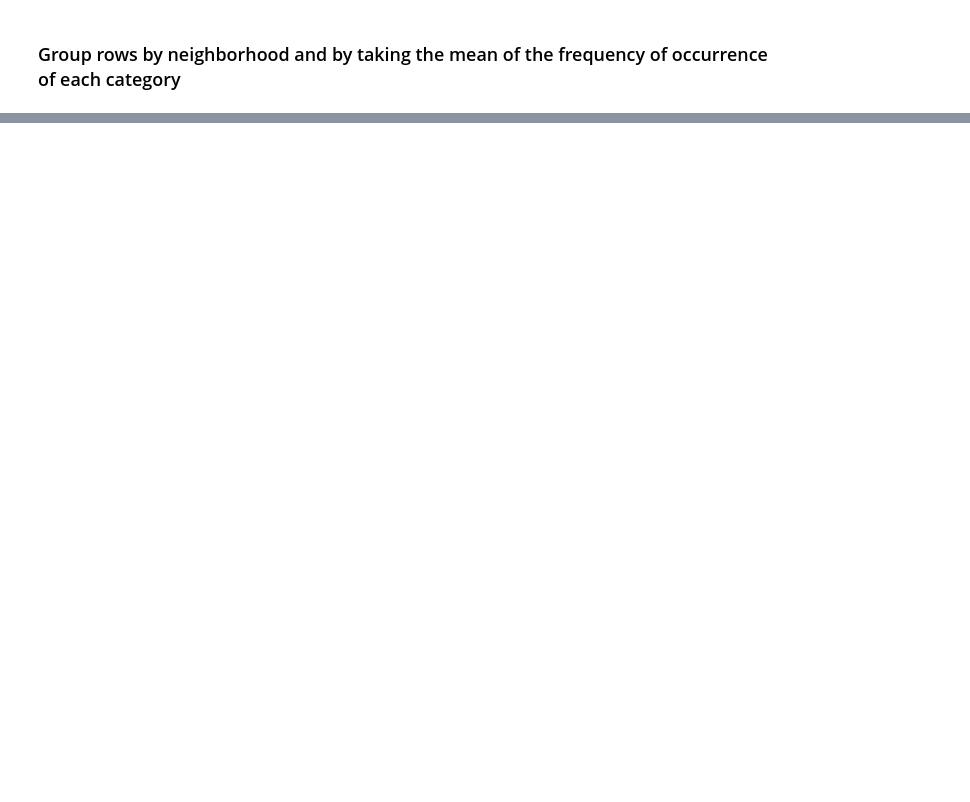
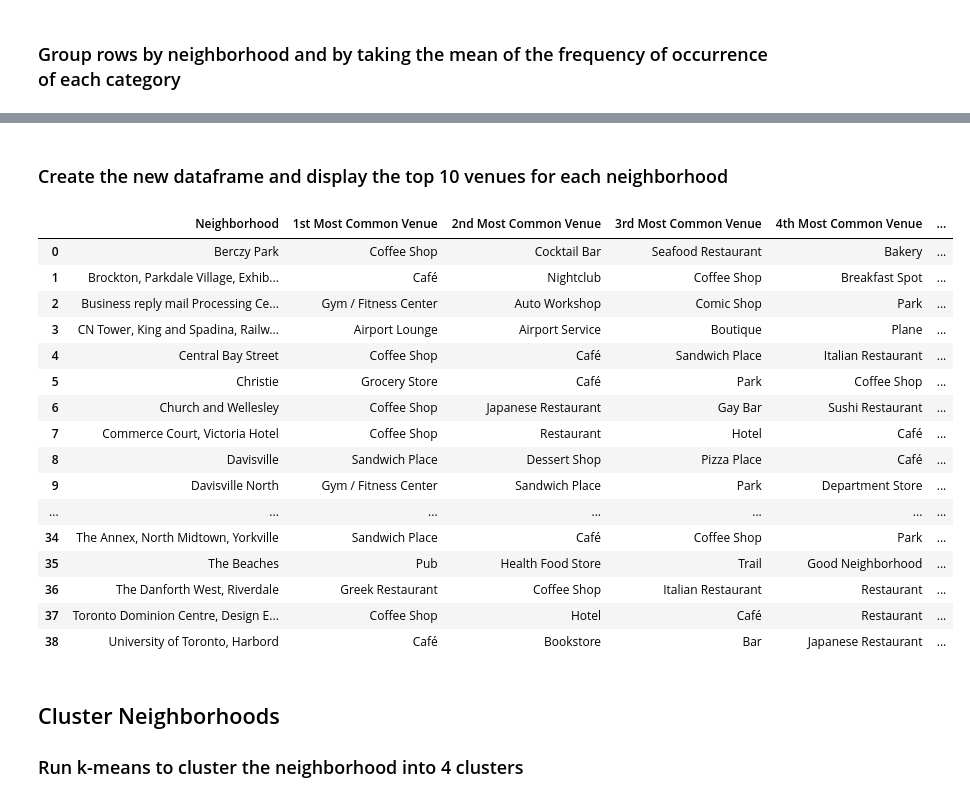
Before and after one commit to changminpak/Coursera_Capstone, a Jupyter notebook: Applied Data Science Capstone - Week3 - Assignment-Part3.ipynb, the cells around one changed output, grey strips where cells are left out. Cells and saved outputs as stored; diff of their text form; code cells hidden in the pictures; blank space fills up the shorter version.

```diff
--- a/Applied Data Science Capstone - Week3 - Assignment-Part3.ipynb
+++ b/Applied Data Science Capstone - Week3 - Assignment-Part3.ipynb
@@ -388,0 +434,51 @@ ValueError: Grouper for 'Neighborhood' not 1-dimensional
+# %%
+# Function to sort the venues in descending order
+def return_most_common_venues(row, num_top_venues):
+    row_categories = row.iloc[1:]
+    row_categories_sorted = row_categories.sort_values(ascending=False)
+
+    return row_categories_sorted.index.values[0:num_top_venues]
+# %% [markdown]
+### Create the new dataframe and display the top 10 venues for each neighborhood
+# %%
+num_top_venues = 10
+
+indicators = ['st', 'nd', 'rd']
+
+# create columns according to number of top venues
+columns = ['Neighborhood']
+for ind in np.arange(num_top_venues):
+    try:
+        columns.append('{}{} Most Common Venue'.format(ind+1, indicators[ind]))
+    except:
+        columns.append('{}th Most Common Venue'.format(ind+1))
+
+# create a new dataframe
+neighborhoods_venues_sorted = pd.DataFrame(columns=columns)
+neighborhoods_venues_sorted['Neighborhood'] = toronto_grouped['Neighborhood']
+
+for ind in np.arange(toronto_grouped.shape[0]):
+    neighborhoods_venues_sorted.iloc[ind, 1:] = return_most_common_venues(toronto_grouped.iloc[ind, :], num_top_venues)
+
+neighborhoods_venues_sorted
+# %% [output]
+|  | Neighborhood | 1st Most Common Venue | 2nd Most Common Venue | 3rd Most Common Venue | 4th Most Common Venue | ... |
+| 0 | Berczy Park | Coffee Shop | Cocktail Bar | Seafood Restaurant | Bakery | ... |
+| 1 | Brockton, Parkdale Village, Exhib... | Café | Nightclub | Coffee Shop | Breakfast Spot | ... |
+| 2 | Business reply mail Processing Ce... | Gym / Fitness Center | Auto Workshop | Comic Shop | Park | ... |
+| 3 | CN Tower, King and Spadina, Railw... | Airport Lounge | Airport Service | Boutique | Plane | ... |
+| 4 | Central Bay Street | Coffee Shop | Café | Sandwich Place | Italian Restaurant | ... |
+| 5 | Christie | Grocery Store | Café | Park | Coffee Shop | ... |
+| 6 | Church and Wellesley | Coffee Shop | Japanese Restaurant | Gay Bar | Sushi Restaurant | ... |
+| 7 | Commerce Court, Victoria Hotel | Coffee Shop | Restaurant | Hotel | Café | ... |
+| 8 | Davisville | Sandwich Place | Dessert Shop | Pizza Place | Café | ... |
+| 9 | Davisville North | Gym / Fitness Center | Sandwich Place | Park | Department Store | ... |
+| ... | ... | ... | ... | ... | ... | ... |
+| 34 | The Annex, North Midtown, Yorkville | Sandwich Place | Café | Coffee Shop | Park | ... |
+| 35 | The Beaches | Pub | Health Food Store | Trail | Good Neighborhood | ... |
+| 36 | The Danforth West, Riverdale | Greek Restaurant | Coffee Shop | Italian Restaurant | Restaurant | ... |
+| 37 | Toronto Dominion Centre, Design E... | Coffee Shop | Hotel | Café | Restaurant | ... |
+| 38 | University of Toronto, Harbord | Café | Bookstore | Bar | Japanese Restaurant | ... |
+# %% [markdown]
+## Cluster Neighborhoods
+### Run k-means to cluster the neighborhood into 4 clusters
```
Also changed, not shown: parts of 29 cells of this notebook.
